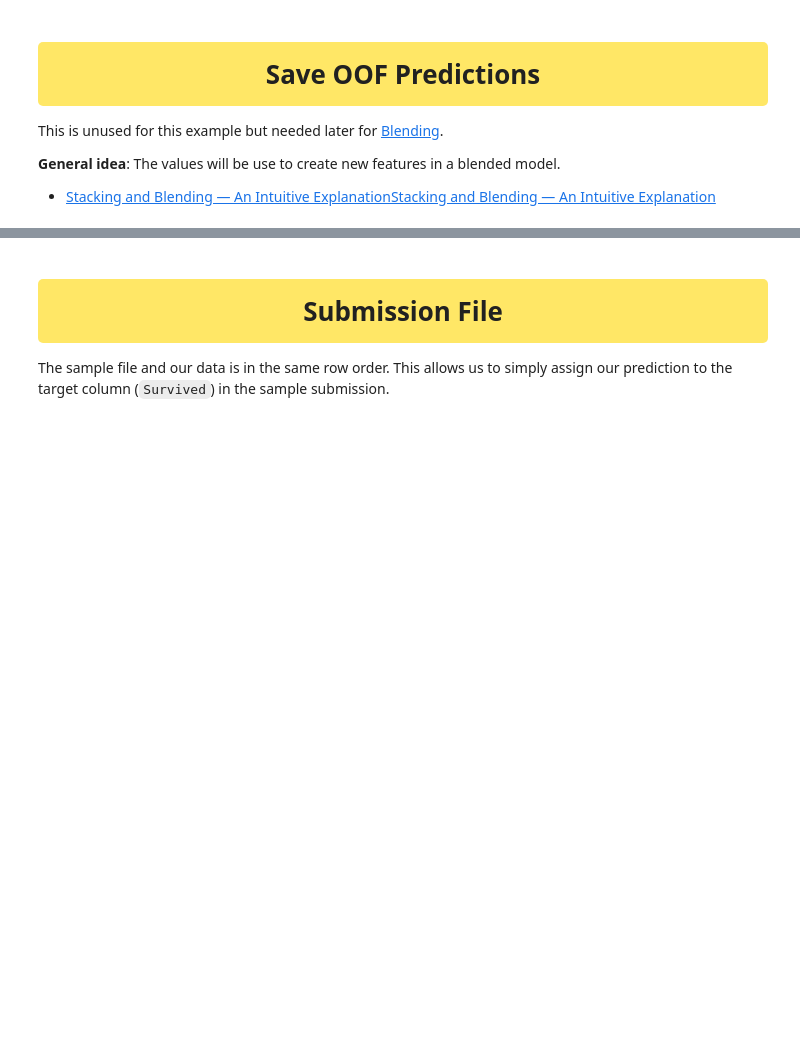
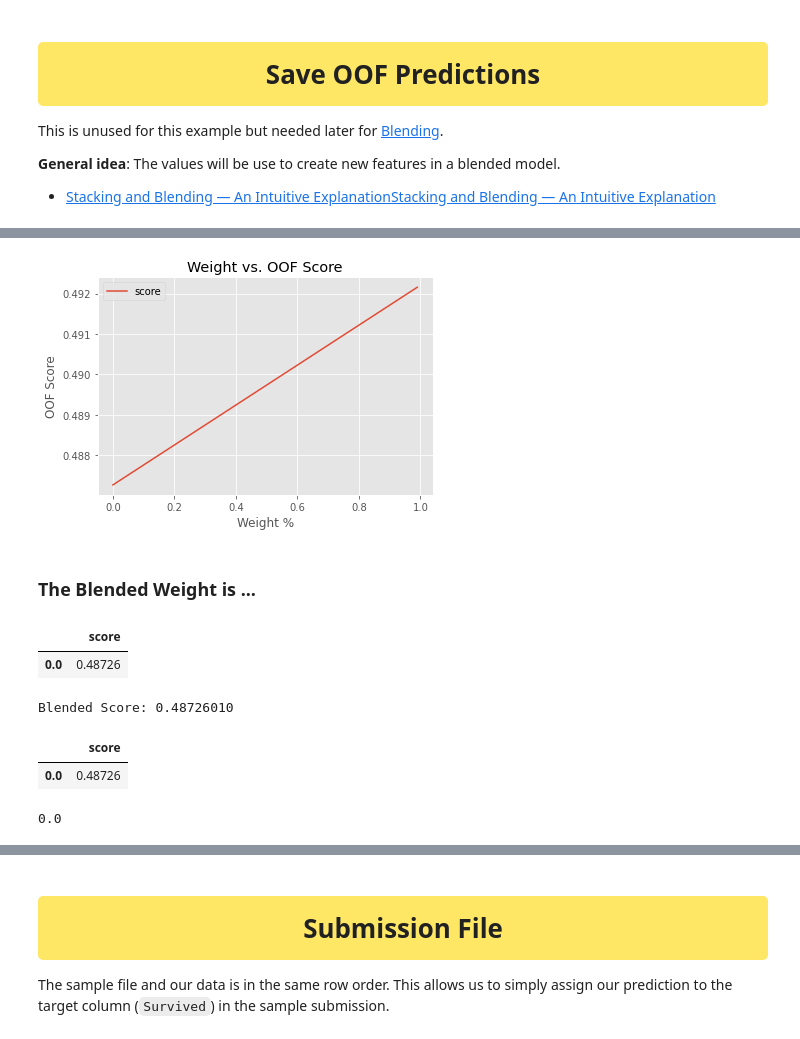
Before and after one commit to melling/ml-kaggle-titanic, a Jupyter notebook: titanic-xgb-lgbm-blend.ipynb, the cells around one changed output, grey strips where cells are left out. Cells and saved outputs as stored; diff of their text form; code cells hidden in the pictures; blank space fills up the shorter version.

```diff
--- a/titanic-xgb-lgbm-blend.ipynb
+++ b/titanic-xgb-lgbm-blend.ipynb
@@ -705,0 +794,7 @@ final_valid_predictions_df.to_csv("train_pred_xgb.csv", index=False)
+# %%
+from sklearn.metrics import mean_absolute_error
+
+
+def get_oof_score(weight, oof, pred_model1, pred_model2):
+    blend_pred = (oof[pred_model1] * weight) + (oof[pred_model2] * (1 - weight))
+    return mean_absolute_error(oof[TARGET], blend_pred)
@@ -705,0 +809,31 @@ final_valid_predictions_df.to_csv("train_pred_xgb.csv", index=False)
+# %%
+ax = blend_results.plot(title="Weight vs. OOF Score")
+ax.set_xlabel("Weight %")
+ax.set_ylabel("OOF Score")
+plt.show()
+# %% [output]
+[figure, added]
+# %% [markdown]
+### The Blended Weight is ...
+# %%
+blend_results.loc[blend_results["score"] == blend_results["score"].min()]
+# %% [output]
+|  | score |
+| 0.0 | 0.48726 |
+# %%
+blend_score = blend_results["score"].min()
+best_cv_score = 0.004722
+print(f"Blended Score: {blend_score:.8f}")
+# %% [output]
+Blended Score: 0.48726010
+# %%
+w = blend_results.loc[blend_results["score"] == blend_results["score"].min()]
+w
+# %% [output]
+|  | score |
+| 0.0 | 0.48726 |
+# %%
+wt = w.first_valid_index()
+wt
+# %% [output]
+0.0
```
Also changed, not shown: parts of 20 cells of this notebook.
